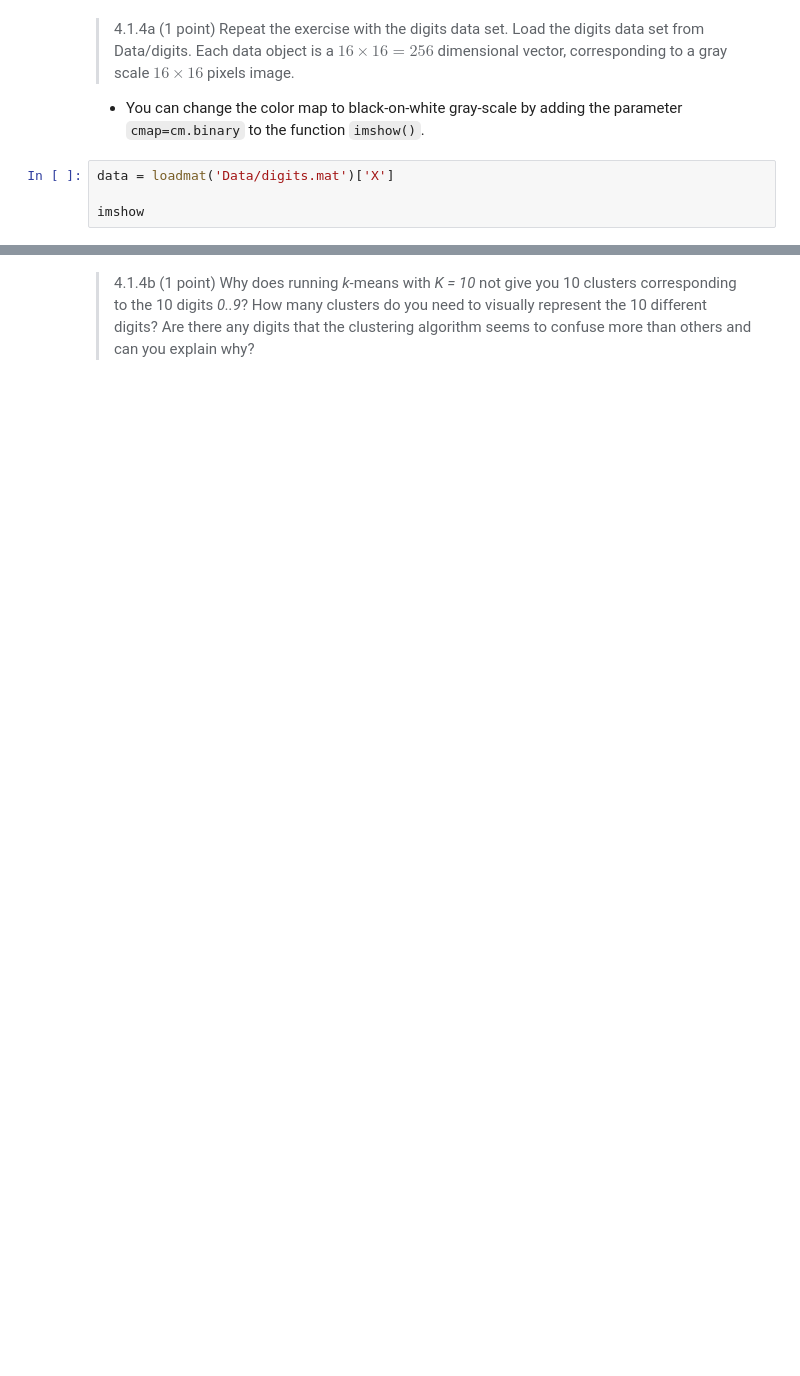
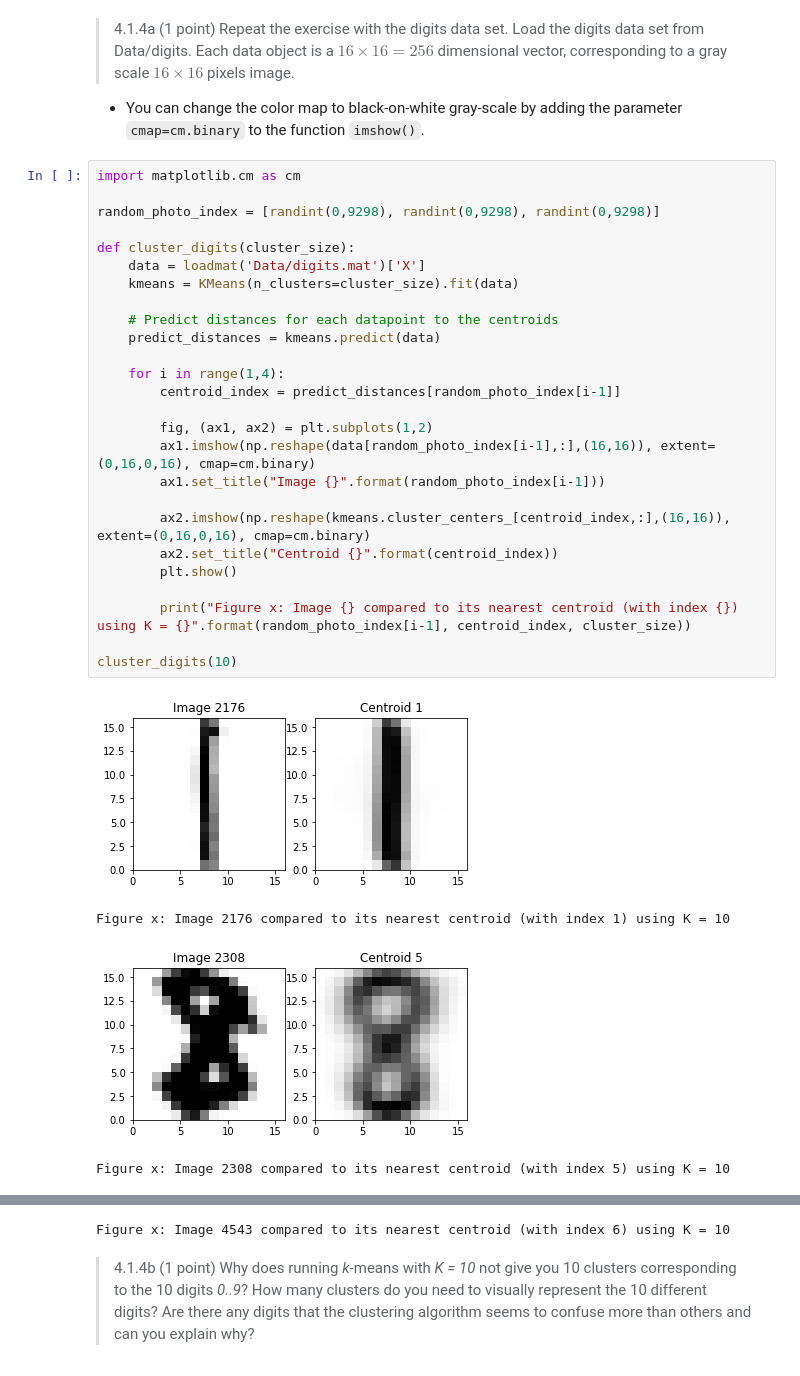
Before and after one commit to LennartPNL/DataMiningAssignments, a Jupyter notebook: Assignment_4/Assignment_4.ipynb, the cells around one changed output, grey strips where cells are left out. Cells and saved outputs as stored; diff of their text form; blank space fills up the shorter version.

```diff
--- a/Assignment_4/Assignment_4.ipynb
+++ b/Assignment_4/Assignment_4.ipynb
@@ -256,7 +255,34 @@ It seems as though increasing K, improves the similarity between the original im
 # %% [markdown]
 > 4.1.4a (1 point) Repeat the exercise with the digits data set. Load the digits data set from Data/digits. Each data object is a $16 \times 16 = 256$ dimensional vector, corresponding to a gray scale $16 \times 16$ pixels image.
 + You can change the color map to black-on-white gray-scale by adding the parameter `cmap=cm.binary` to the function `imshow()`.
-# %%
-data = loadmat('Data/digits.mat')['X']
-
-imshow
+# %%
+import matplotlib.cm as cm
+
+random_photo_index = [randint(0,9298), randint(0,9298), randint(0,9298)]
+
+def cluster_digits(cluster_size):
+    data = loadmat('Data/digits.mat')['X']
+    kmeans = KMeans(n_clusters=cluster_size).fit(data)
+
+    # Predict distances for each datapoint to the centroids
+    predict_distances = kmeans.predict(data)
+
+    for i in range(1,4):
+        centroid_index = predict_distances[random_photo_index[i-1]]
+
+        fig, (ax1, ax2) = plt.subplots(1,2)
+        ax1.imshow(np.reshape(data[random_photo_index[i-1],:],(16,16)), extent=(0,16,0,16), cmap=cm.binary)
+        ax1.set_title("Image {}".format(random_photo_index[i-1]))
+
+        ax2.imshow(np.reshape(kmeans.cluster_centers_[centroid_index,:],(16,16)), extent=(0,16,0,16), cmap=cm.binary)
+        ax2.set_title("Centroid {}".format(centroid_index))
+        plt.show()
+
+        print("Figure x: Image {} compared to its nearest centroid (with index {}) using K = {}".format(random_photo_index[i-1], centroid_index, cluster_size))
+
+cluster_digits(10)
+# %% [output]
+[figure, added]
+Figure x: Image 2176 compared to its nearest centroid (with index 1) using K = 10
+[figure, added]
+Figure x: Image 2308 compared to its nearest centroid (with index 5) using K = 10
@@ -263,2 +290,3 @@ imshow
+Figure x: Image 4543 compared to its nearest centroid (with index 6) using K = 10
 # %% [markdown]
 > 4.1.4b (1 point) Why does running *k*-means with *K = 10* not give you 10 clusters corresponding to the 10 digits *0..9*? How many clusters do you need to visually represent the 10 different digits? Are there any digits that the clustering algorithm seems to confuse more than others and can you explain why?
```
Also changed, not shown: parts of 7 cells of this notebook.
